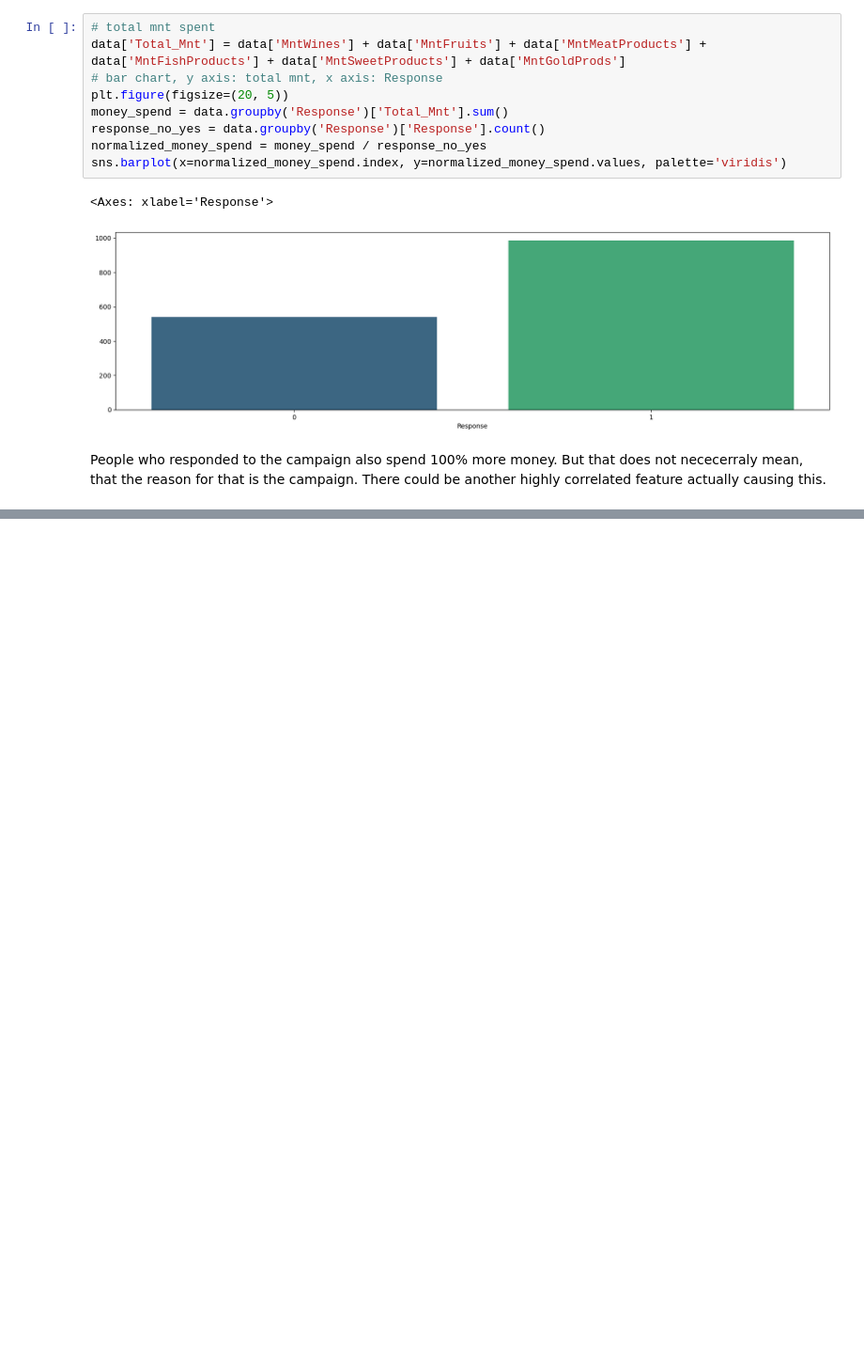
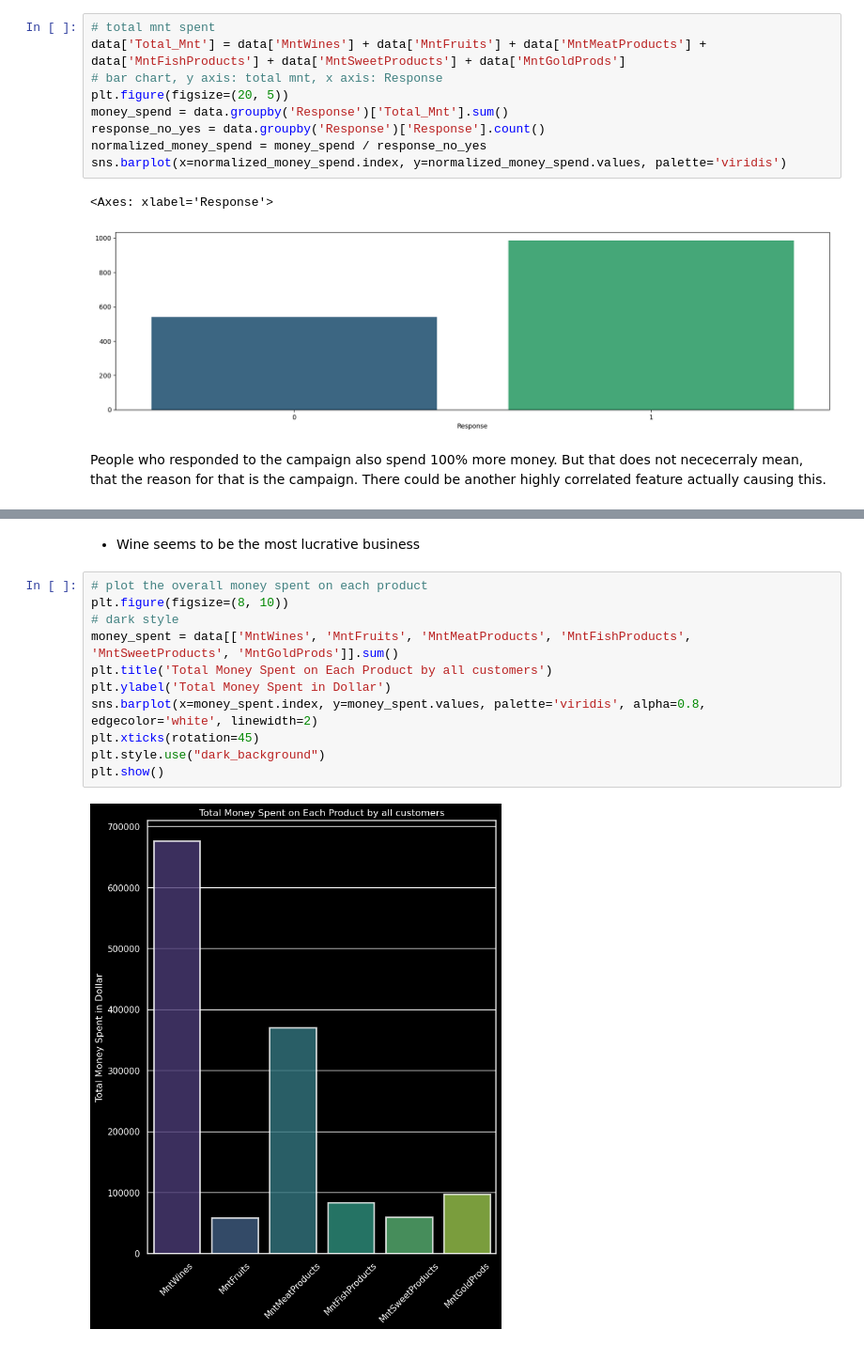
Before and after one commit to Tomson909/Customer-Personality-Analysis, a Jupyter notebook: 01_EDA/EDA.ipynb, the cells around one changed output, grey strips where cells are left out. Shown: that part at 94% size. Cells and saved outputs as stored; diff of their text form; blank space fills up the shorter version.

Commit message:
What is the most lucrative business

```diff
--- a/01_EDA/EDA.ipynb
+++ b/01_EDA/EDA.ipynb
@@ -227,0 +243,15 @@ People who responded to the campaign also spend 100% more money. But that does n
+# %% [markdown]
+- Wine seems to be the most lucrative business
+# %%
+# plot the overall money spent on each product
+plt.figure(figsize=(8, 10))
+# dark style
+money_spent = data[['MntWines', 'MntFruits', 'MntMeatProducts', 'MntFishProducts', 'MntSweetProducts', 'MntGoldProds']].sum()
+plt.title('Total Money Spent on Each Product by all customers')
+plt.ylabel('Total Money Spent in Dollar')
+sns.barplot(x=money_spent.index, y=money_spent.values, palette='viridis', alpha=0.8, edgecolor='white', linewidth=2)
+plt.xticks(rotation=45)
+plt.style.use("dark_background")
+plt.show()
+# %% [output]
+[figure, added]
```
Also changed, not shown: parts of 1 cell of this notebook.
